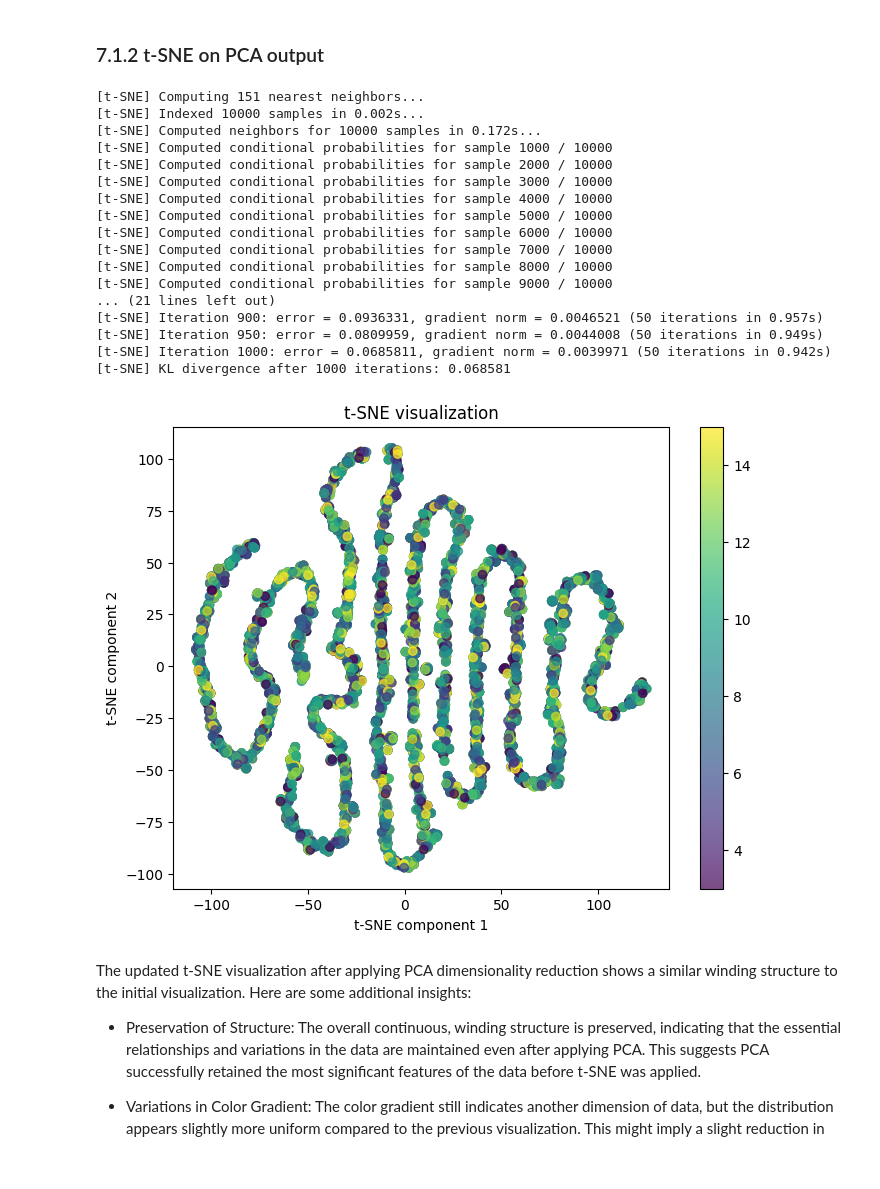
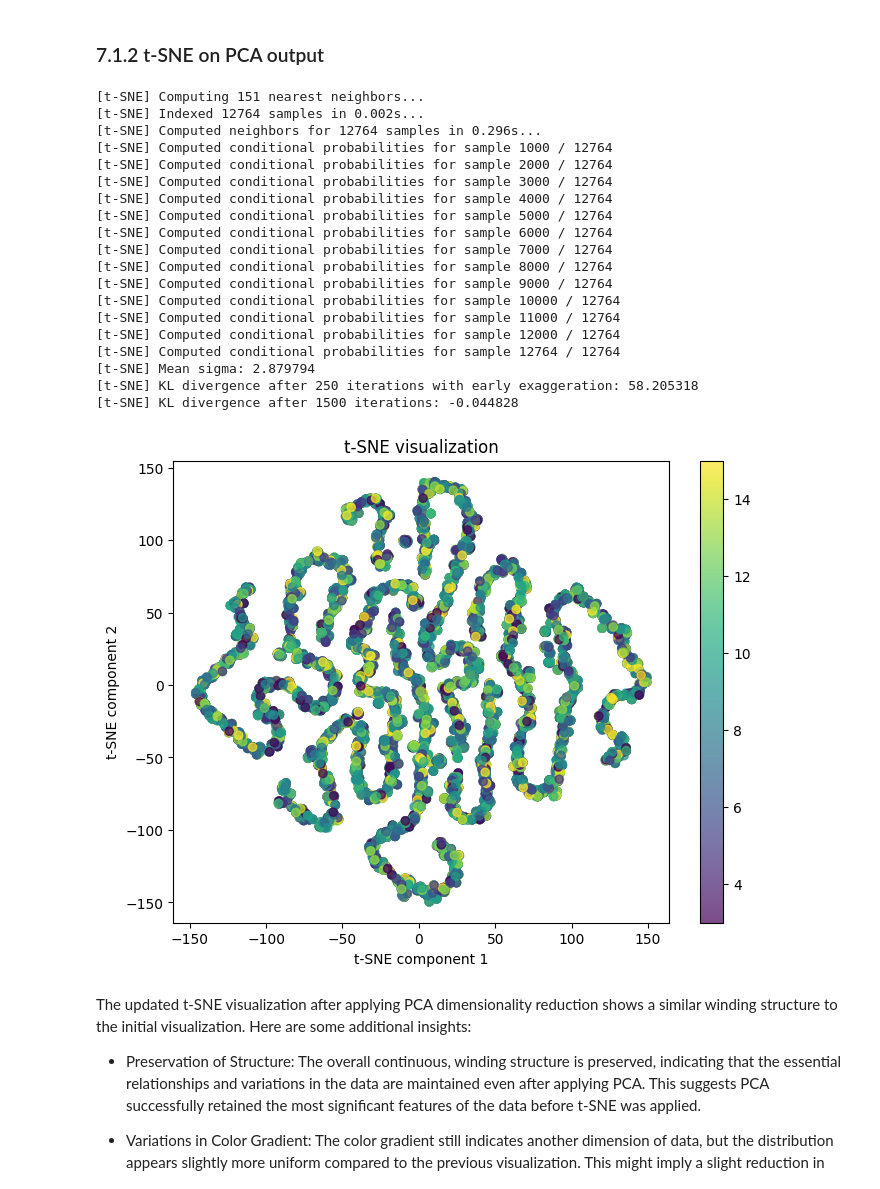
Before and after one commit to LaraN01/DrugData_AdverseEvents, a Jupyter notebook: Notebook_4_models.ipynb, the cells around one changed output. Drawn from its saved outputs; the diff is of its cells as text; code cells hidden in the pictures.

```diff
--- a/Notebook_4_models.ipynb
+++ b/Notebook_4_models.ipynb
@@ -300,7 +301,7 @@ preprocessor=ColumnTransformer([
     ('log_feat', log_pipeline, ['molecular_weight']),
     ('cbrt_feat', cbrt_pipeline, ['stereo_centers']),
     ('mlb', CustomMultilabelBinarizer(), 'UNII Codes for Inactive Ingredients'),
-    ('ord_enc',OrdinalEncoder(handle_unknown='use_encoded_value', unknown_value=np.nan), ['UNII Codes for Active Ingredients'])])
+    ('ord_enc',OrdinalEncoder(handle_unknown='use_encoded_value', unknown_value=-1), ['UNII Codes for Active Ingredients'])])
 
 
 pipeline = Pipeline(steps=[
@@ -439,6 +414,6 @@ sampled_X_train = X_train_preprocessed[indices]
 # # Run t-SNE in parallel with verbosity
 # results = Parallel(n_jobs=-1)(delayed(fit_tsne)(data, p, lr, ni) for data, p, lr, ni in params)
 # %%
-X_tsne=tsne.fit_transform(sampled_X_train)
+X_tsne=tsne.fit_transform(X_train_preprocessed)
 # %% [output]
 [t-SNE] Computing 151 nearest neighbors...
@@ -489,45 +467,44 @@ Overall, this t-SNE plot likely represents a dataset with a complex continuous s
 # Step 1: Reduce dimensions with PCA
 
 pca = PCA(n_components=50)  # Reduce to 50 components or less
-pca_result = pca.fit_transform(sampled_X_train)
+pca_result = pca.fit_transform(X_train_preprocessed)
 # %%
-# Just temp
-tsne=TSNE(n_components=2, perplexity=50, learning_rate=250, n_iter=1000, random_state=42, n_jobs=-1, verbose=2)
-
 # Step 2: Apply t-SNE on the PCA-reduced data
 X_tsne = tsne.fit_transform(pca_result)
 # %% [output]
 [t-SNE] Computing 151 nearest neighbors...
-[t-SNE] Indexed 10000 samples in 0.002s...
-[t-SNE] Computed neighbors for 10000 samples in 0.172s...
-[t-SNE] Computed conditional probabilities for sample 1000 / 10000
-[t-SNE] Computed conditional probabilities for sample 2000 / 10000
-[t-SNE] Computed conditional probabilities for sample 3000 / 10000
-[t-SNE] Computed conditional probabilities for sample 4000 / 10000
-[t-SNE] Computed conditional probabilities for sample 5000 / 10000
-[t-SNE] Computed conditional probabilities for sample 6000 / 10000
-[t-SNE] Computed conditional probabilities for sample 7000 / 10000
-[t-SNE] Computed conditional probabilities for sample 8000 / 10000
-[t-SNE] Computed conditional probabilities for sample 9000 / 10000
-... (21 lines left out)
-[t-SNE] Iteration 900: error = 0.0936331, gradient norm = 0.0046521 (50 iterations in 0.957s)
-[t-SNE] Iteration 950: error = 0.0809959, gradient norm = 0.0044008 (50 iterations in 0.949s)
-[t-SNE] Iteration 1000: error = 0.0685811, gradient norm = 0.0039971 (50 iterations in 0.942s)
-[t-SNE] KL divergence after 1000 iterations: 0.068581
+[t-SNE] Indexed 12764 samples in 0.002s...
+[t-SNE] Computed neighbors for 12764 samples in 0.296s...
+[t-SNE] Computed conditional probabilities for sample 1000 / 12764
+[t-SNE] Computed conditional probabilities for sample 2000 / 12764
+[t-SNE] Computed conditional probabilities for sample 3000 / 12764
+[t-SNE] Computed conditional probabilities for sample 4000 / 12764
+[t-SNE] Computed conditional probabilities for sample 5000 / 12764
+[t-SNE] Computed conditional probabilities for sample 6000 / 12764
+[t-SNE] Computed conditional probabilities for sample 7000 / 12764
+[t-SNE] Computed conditional probabilities for sample 8000 / 12764
+[t-SNE] Computed conditional probabilities for sample 9000 / 12764
+[t-SNE] Computed conditional probabilities for sample 10000 / 12764
+[t-SNE] Computed conditional probabilities for sample 11000 / 12764
+[t-SNE] Computed conditional probabilities for sample 12000 / 12764
+[t-SNE] Computed conditional probabilities for sample 12764 / 12764
+[t-SNE] Mean sigma: 2.879794
+[t-SNE] KL divergence after 250 iterations with early exaggeration: 58.205318
+[t-SNE] KL divergence after 1500 iterations: -0.044828
 # %%
 # Step 3: Plot the results
 labels=y_train
 pca_tsne=plt.figure(figsize=(8, 6))
 pca_tsne_ax=pca_tsne.add_subplot(111)
-scatter_pca_tsne = plt.scatter(X_tsne[:, 0], X_tsne[:, 1], c=sampled_y, cmap=plt.get_cmap('viridis'), alpha=0.7)
+scatter_pca_tsne = plt.scatter(X_tsne[:, 0], X_tsne[:, 1], c=y_train, cmap=plt.get_cmap('viridis'), alpha=0.7)
 pca_tsne.colorbar(scatter_pca_tsne)
 pca_tsne_ax.set_title('t-SNE visualization')
 pca_tsne_ax.set_xlabel('t-SNE component 1')
 pca_tsne_ax.set_ylabel('t-SNE component 2')
-pca_tsne=plt.savefig('/content/drive/MyDrive/CAS_2023/drop_dupl_pca_tsne.png')
+pca_tsne=plt.savefig('/content/drive/MyDrive/CAS_2023/240608_pca_tsne.png')
 plt.show()
 # %% [output]
-[figure, old version]
+[figure, new version]
 # %% [markdown]
 The updated t-SNE visualization after applying PCA dimensionality reduction shows a similar winding structure to the initial visualization. Here are some additional insights:
 
```
Also changed, not shown: parts of 48 cells of this notebook.
